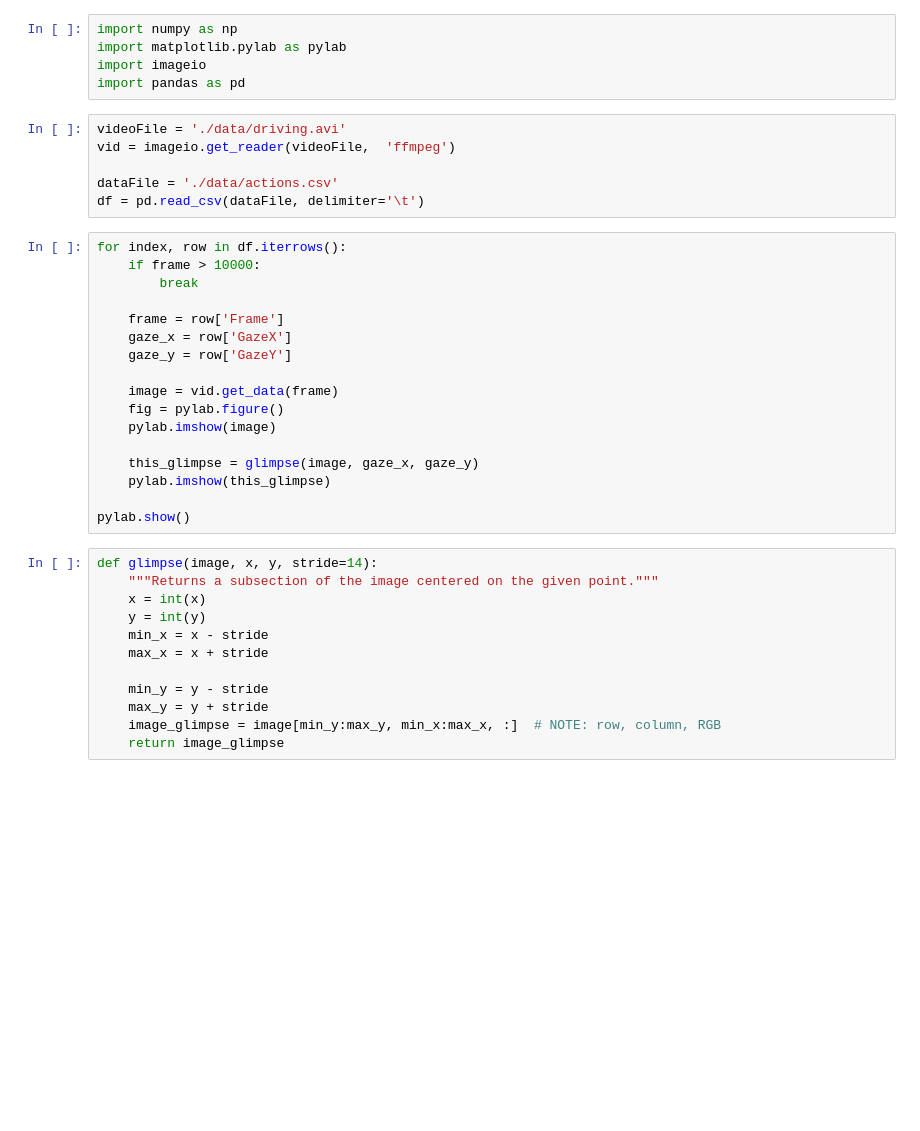
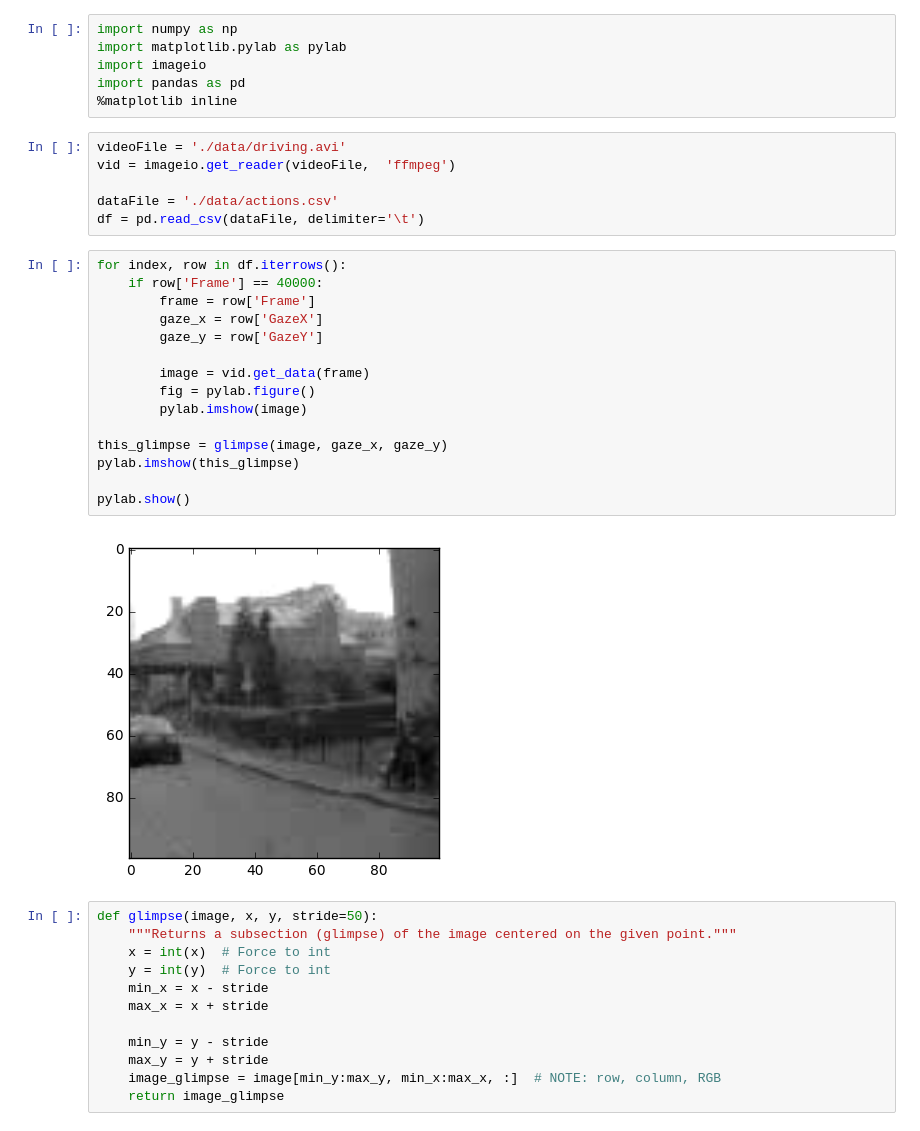
Before and after one commit to e6-1/dl6-1, a Jupyter notebook: Main.ipynb, the cells around one changed output. Drawn from its saved outputs; the diff is of its cells as text; blank space fills up the shorter version.

```diff
--- a/Main.ipynb
+++ b/Main.ipynb
@@ -3,6 +3,7 @@ import numpy as np
 import matplotlib.pylab as pylab
 import imageio
 import pandas as pd
+%matplotlib inline
 # %%
 videoFile = './data/driving.avi'
 vid = imageio.get_reader(videoFile,  'ffmpeg')
@@ -11,26 +12,26 @@ dataFile = './data/actions.csv'
 df = pd.read_csv(dataFile, delimiter='\t')
 # %%
 for index, row in df.iterrows():
-    if frame > 10000:
-        break
+    if row['Frame'] == 40000:
+        frame = row['Frame']
+        gaze_x = row['GazeX']
+        gaze_y = row['GazeY']
 
-    frame = row['Frame']
-    gaze_x = row['GazeX']
-    gaze_y = row['GazeY']
+        image = vid.get_data(frame)
+        fig = pylab.figure()
+        pylab.imshow(image)
 
-    image = vid.get_data(frame)
-    fig = pylab.figure()
-    pylab.imshow(image)
-
-    this_glimpse = glimpse(image, gaze_x, gaze_y)
-    pylab.imshow(this_glimpse)
+this_glimpse = glimpse(image, gaze_x, gaze_y)
+pylab.imshow(this_glimpse)
 
 pylab.show()
+# %% [output]
+[figure, added]
 # %%
-def glimpse(image, x, y, stride=14):
-    """Returns a subsection of the image centered on the given point."""
-    x = int(x)
-    y = int(y)
+def glimpse(image, x, y, stride=50):
+    """Returns a subsection (glimpse) of the image centered on the given point."""
+    x = int(x)  # Force to int
+    y = int(y)  # Force to int
     min_x = x - stride
     max_x = x + stride
 
```
